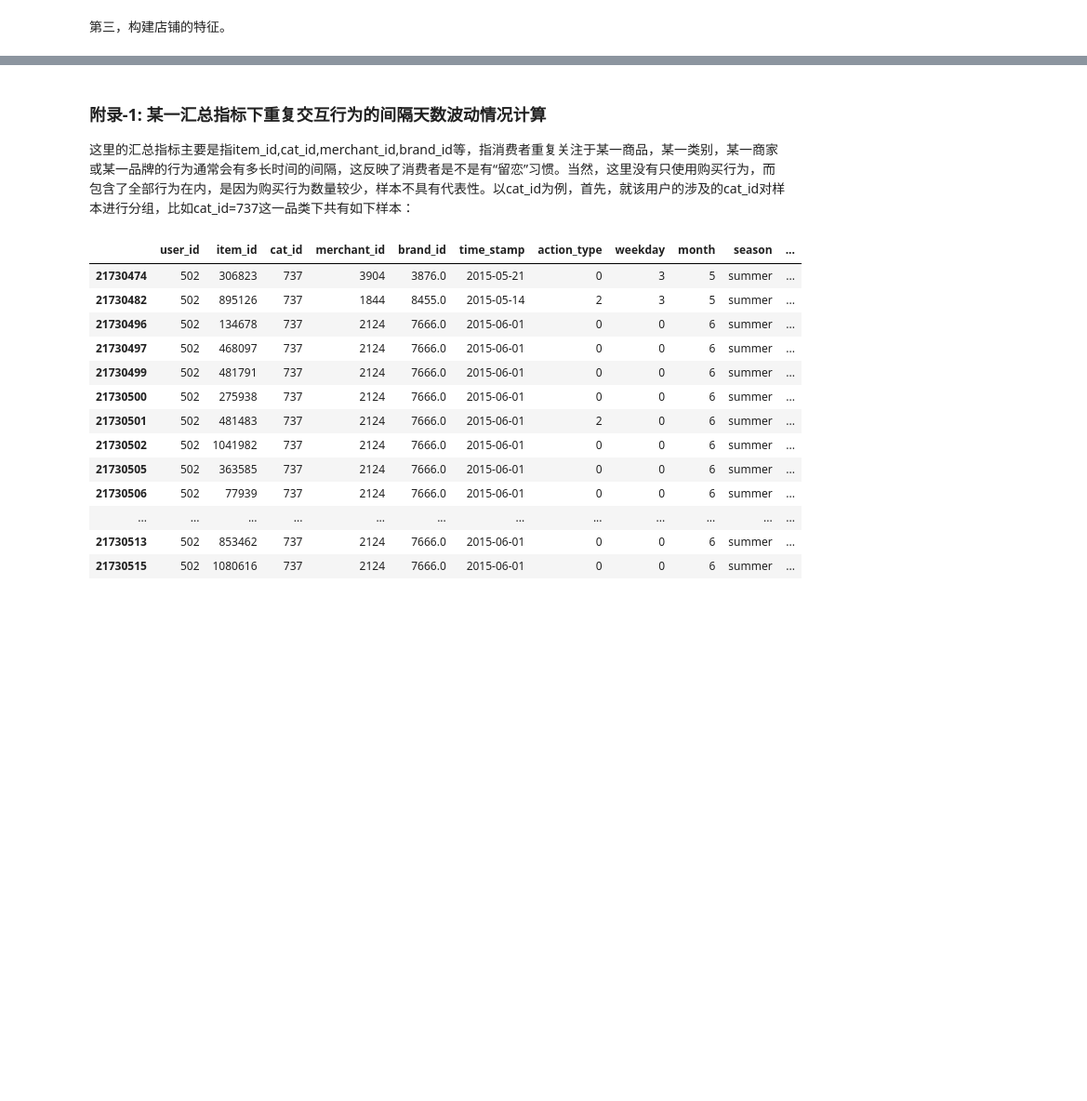
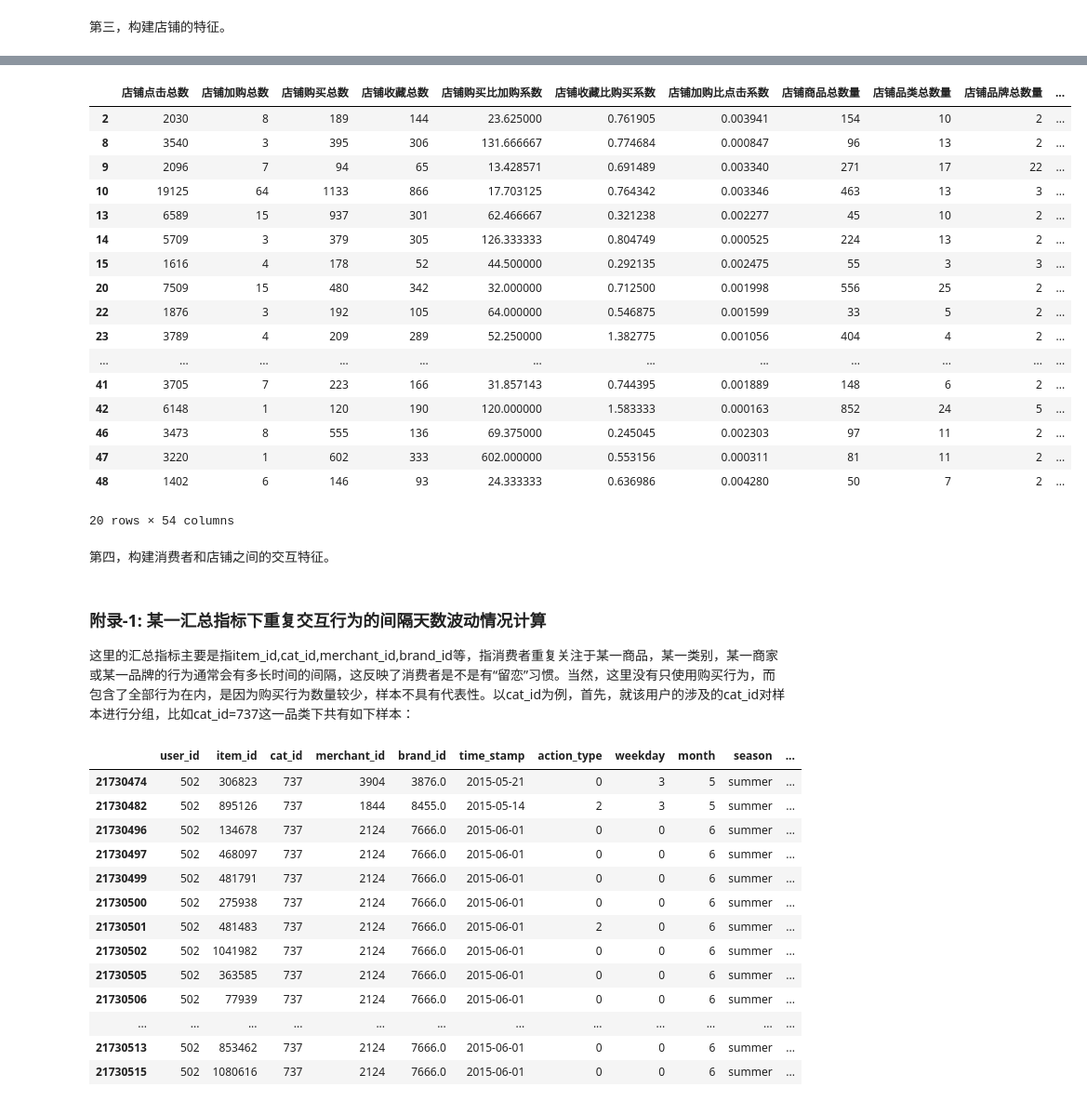
Before and after one commit to xiaojianyang820/TianChi_Learning, a Jupyter notebook: Tmall/Untitled.ipynb, the cells around one changed output, grey strips where cells are left out. Shown at 93% size. Saved outputs shown, nothing was run; the diff lists cells and outputs as text; code cells hidden in the pictures; blank space fills up the shorter version.

```diff
--- a/Tmall/Untitled.ipynb
+++ b/Tmall/Untitled.ipynb
@@ -291,0 +400,23 @@ for merchant_id in tqdm(list(total_merchant_id_set)[:200]):
+# %%
+merchant_feature_dataframe.head(20)
+# %% [output]
+|  | 店铺点击总数 | 店铺加购总数 | 店铺购买总数 | 店铺收藏总数 | 店铺购买比加购系数 | 店铺收藏比购买系数 | 店铺加购比点击系数 | 店铺商品总数量 | 店铺品类总数量 | 店铺品牌总数量 | ... |
+| 2 | 2030 | 8 | 189 | 144 | 23.625000 | 0.761905 | 0.003941 | 154 | 10 | 2 | ... |
+| 8 | 3540 | 3 | 395 | 306 | 131.666667 | 0.774684 | 0.000847 | 96 | 13 | 2 | ... |
+| 9 | 2096 | 7 | 94 | 65 | 13.428571 | 0.691489 | 0.003340 | 271 | 17 | 22 | ... |
+| 10 | 19125 | 64 | 1133 | 866 | 17.703125 | 0.764342 | 0.003346 | 463 | 13 | 3 | ... |
+| 13 | 6589 | 15 | 937 | 301 | 62.466667 | 0.321238 | 0.002277 | 45 | 10 | 2 | ... |
+| 14 | 5709 | 3 | 379 | 305 | 126.333333 | 0.804749 | 0.000525 | 224 | 13 | 2 | ... |
+| 15 | 1616 | 4 | 178 | 52 | 44.500000 | 0.292135 | 0.002475 | 55 | 3 | 3 | ... |
+| 20 | 7509 | 15 | 480 | 342 | 32.000000 | 0.712500 | 0.001998 | 556 | 25 | 2 | ... |
+| 22 | 1876 | 3 | 192 | 105 | 64.000000 | 0.546875 | 0.001599 | 33 | 5 | 2 | ... |
+| 23 | 3789 | 4 | 209 | 289 | 52.250000 | 1.382775 | 0.001056 | 404 | 4 | 2 | ... |
+| ... | ... | ... | ... | ... | ... | ... | ... | ... | ... | ... | ... |
+| 41 | 3705 | 7 | 223 | 166 | 31.857143 | 0.744395 | 0.001889 | 148 | 6 | 2 | ... |
+| 42 | 6148 | 1 | 120 | 190 | 120.000000 | 1.583333 | 0.000163 | 852 | 24 | 5 | ... |
+| 46 | 3473 | 8 | 555 | 136 | 69.375000 | 0.245045 | 0.002303 | 97 | 11 | 2 | ... |
+| 47 | 3220 | 1 | 602 | 333 | 602.000000 | 0.553156 | 0.000311 | 81 | 11 | 2 | ... |
+| 48 | 1402 | 6 | 146 | 93 | 24.333333 | 0.636986 | 0.004280 | 50 | 7 | 2 | ... |
+20 rows × 54 columns
+# %% [markdown]
+第四，构建消费者和店铺之间的交互特征。
```
Also changed, not shown: parts of 25 cells of this notebook.
